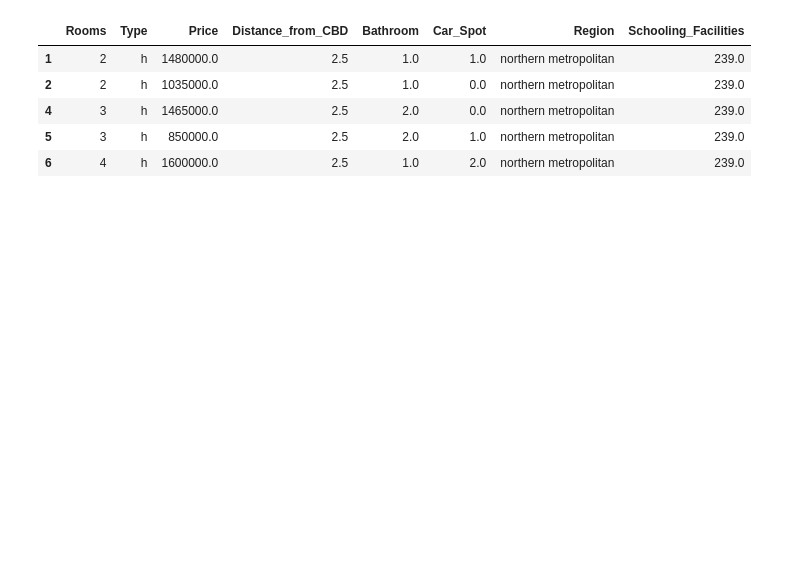
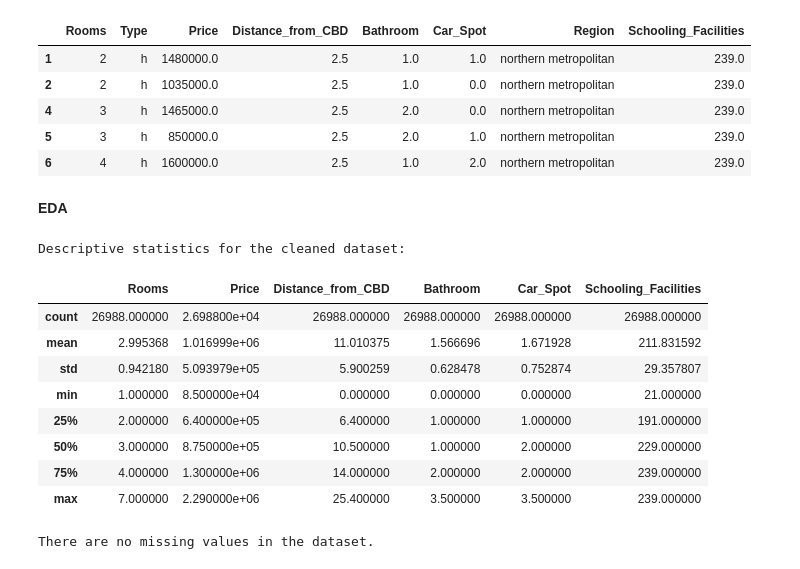
Before and after one commit to Eshitamjn20/HEM-Housing-ML-Model, a Jupyter notebook: mel-housing-data-processing.ipynb, the cells around one changed output. Saved outputs shown, nothing was run; the diff lists cells and outputs as text; code cells hidden in the pictures; blank space fills up the shorter version.

```diff
--- a/mel-housing-data-processing.ipynb
+++ b/mel-housing-data-processing.ipynb
@@ -362,3 +328,30 @@ mel_housing_df.head()
 # %%
 # Saving the final dataset as a CSV file
 mel_housing_df.to_csv(r'C:\Users\DELL\OneDrive\Documents\GitHub\HEM-Housing-ML-Model\clean-datasets\mel-housing-data-cleaned.csv', index=False)
+# %% [markdown]
+**EDA**
+# %%
+# Generating descriptive statistics
+print("Descriptive statistics for the cleaned dataset:")
+mel_housing_df.describe()
+# %% [output]
+Descriptive statistics for the cleaned dataset:
+|  | Rooms | Price | Distance_from_CBD | Bathroom | Car_Spot | Schooling_Facilities |
+| count | 26988.000000 | 2.698800e+04 | 26988.000000 | 26988.000000 | 26988.000000 | 26988.000000 |
+| mean | 2.995368 | 1.016999e+06 | 11.010375 | 1.566696 | 1.671928 | 211.831592 |
+| std | 0.942180 | 5.093979e+05 | 5.900259 | 0.628478 | 0.752874 | 29.357807 |
+| min | 1.000000 | 8.500000e+04 | 0.000000 | 0.000000 | 0.000000 | 21.000000 |
+| 25% | 2.000000 | 6.400000e+05 | 6.400000 | 1.000000 | 1.000000 | 191.000000 |
+| 50% | 3.000000 | 8.750000e+05 | 10.500000 | 1.000000 | 2.000000 | 229.000000 |
+| 75% | 4.000000 | 1.300000e+06 | 14.000000 | 2.000000 | 2.000000 | 239.000000 |
+| max | 7.000000 | 2.290000e+06 | 25.400000 | 3.500000 | 3.500000 | 239.000000 |
+# %%
+# Checking for missing data in the cleaned dataset
+missing_data = mel_housing_df.isnull().sum()
+if missing_data.sum() == 0:
+    print("\nThere are no missing values in the dataset.")
+else:
+    print("\nThe dataset has the following missing values:")
+    print(missing_data[missing_data > 0])
+# %% [output]
+There are no missing values in the dataset.
```
Also changed, not shown: parts of 6 cells of this notebook.
